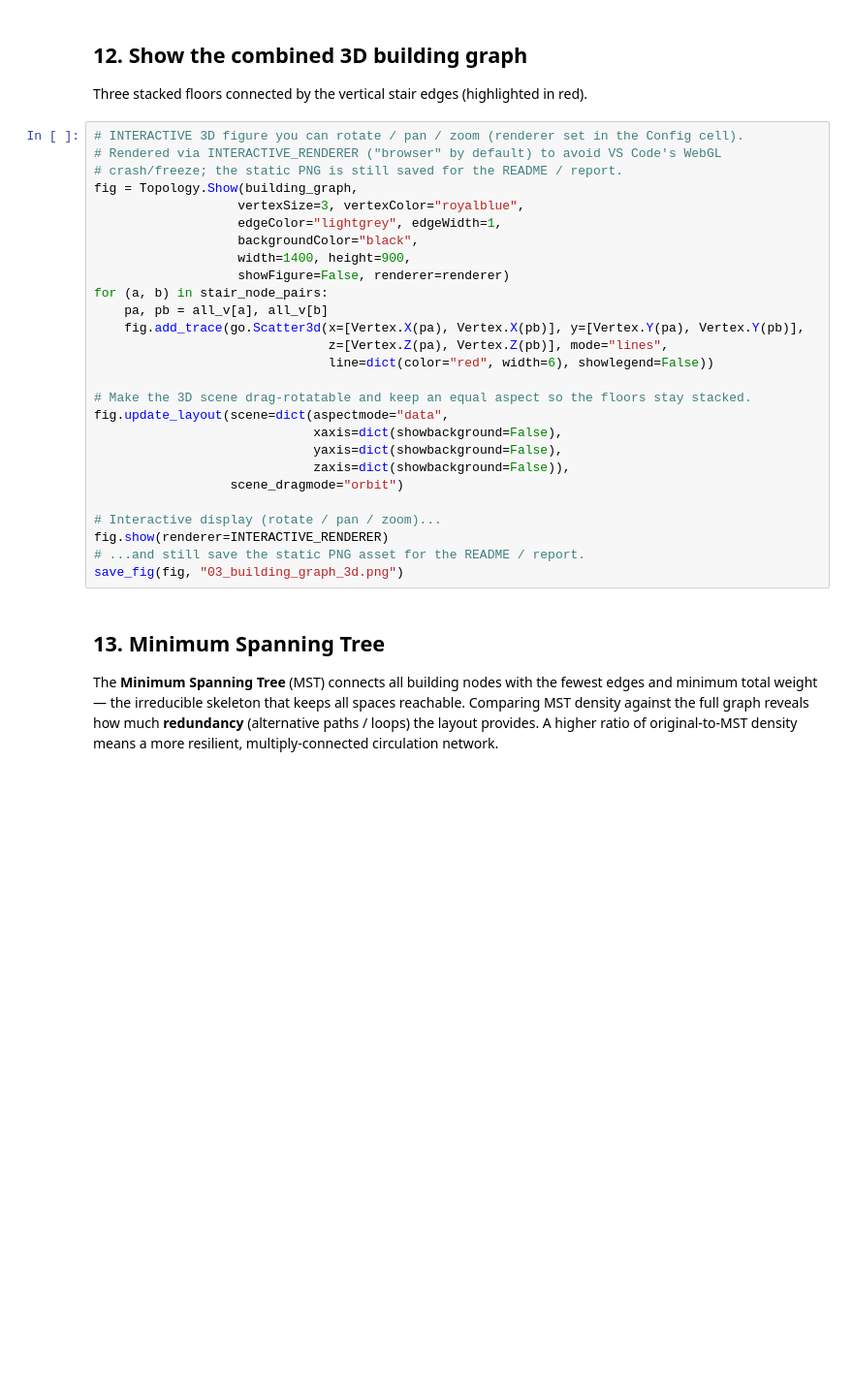
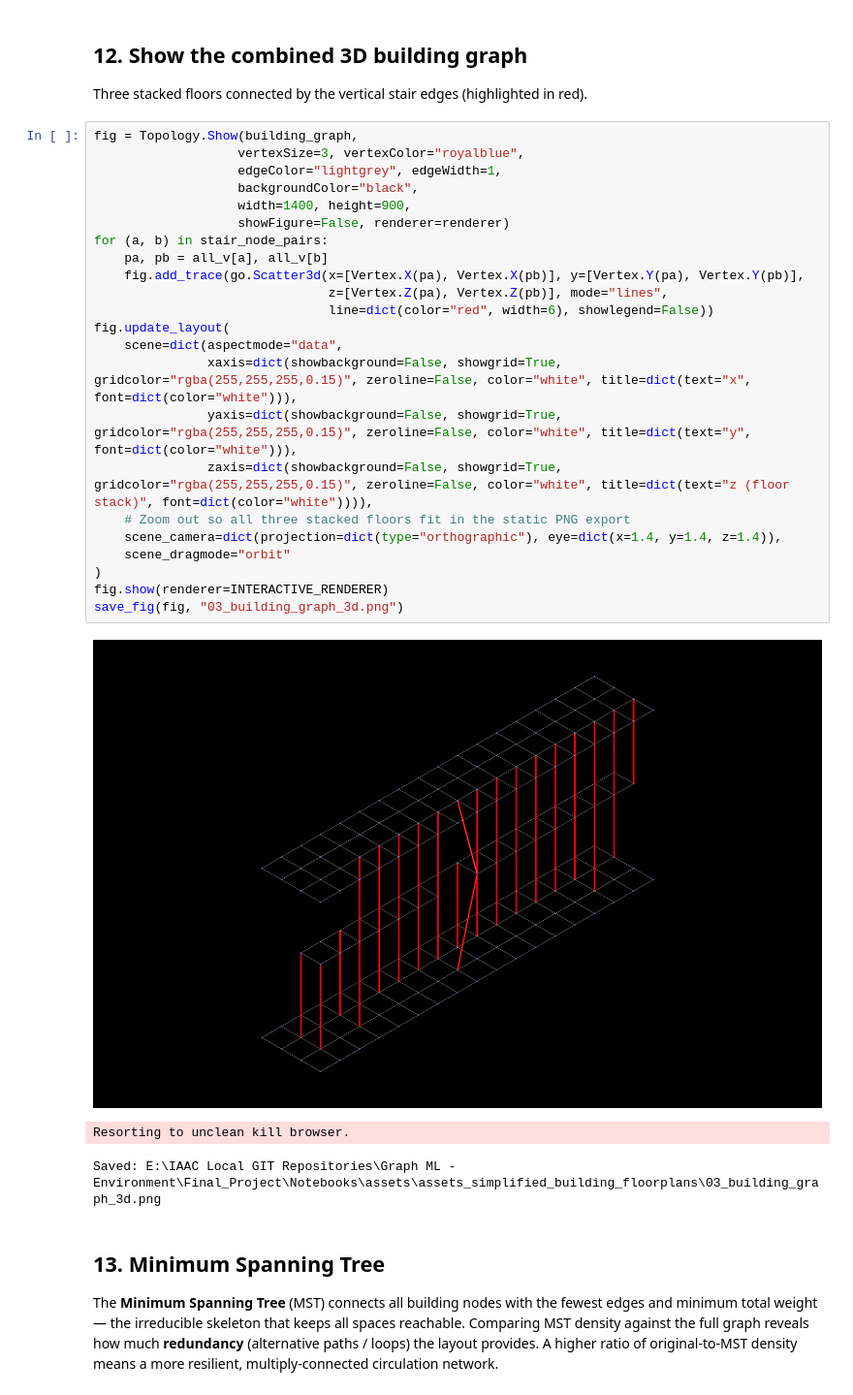
Before and after one commit to ramon-garcia-ayala/Graph-Machine-Learning, a Jupyter notebook: Final_Project/Notebooks/Spatial Intelligence/Simplified_NB_Marsella_MultiFloor_Spatial_Intelligence.ipynb, the cells around one changed output. Shown at 97% size. Cells and saved outputs as stored; diff of their text form; blank space fills up the shorter version.

```diff
--- a/Final_Project/Notebooks/Spatial Intelligence/Simplified_NB_Marsella_MultiFloor_Spatial_Intelligence.ipynb
+++ b/Final_Project/Notebooks/Spatial Intelligence/Simplified_NB_Marsella_MultiFloor_Spatial_Intelligence.ipynb
@@ -358,32 +393,32 @@ print(f"Graph density:  {Graph.Density(building_graph):.5f}")
 
 Three stacked floors connected by the vertical stair edges (highlighted in red).
 # %%
-# INTERACTIVE 3D figure you can rotate / pan / zoom (renderer set in the Config cell).
-# Rendered via INTERACTIVE_RENDERER ("browser" by default) to avoid VS Code's WebGL
-# crash/freeze; the static PNG is still saved for the README / report.
 fig = Topology.Show(building_graph,
                    vertexSize=3, vertexColor="royalblue",
                    edgeColor="lightgrey", edgeWidth=1,
                    backgroundColor="black",
                    width=1400, height=900,
                    showFigure=False, renderer=renderer)
 for (a, b) in stair_node_pairs:
     pa, pb = all_v[a], all_v[b]
     fig.add_trace(go.Scatter3d(x=[Vertex.X(pa), Vertex.X(pb)], y=[Vertex.Y(pa), Vertex.Y(pb)],
                                z=[Vertex.Z(pa), Vertex.Z(pb)], mode="lines",
                                line=dict(color="red", width=6), showlegend=False))
-
-# Make the 3D scene drag-rotatable and keep an equal aspect so the floors stay stacked.
-fig.update_layout(scene=dict(aspectmode="data",
-                             xaxis=dict(showbackground=False),
-                             yaxis=dict(showbackground=False),
-                             zaxis=dict(showbackground=False)),
-                  scene_dragmode="orbit")
-
-# Interactive display (rotate / pan / zoom)...
+fig.update_layout(
+    scene=dict(aspectmode="data",
+               xaxis=dict(showbackground=False, showgrid=True, gridcolor="rgba(255,255,255,0.15)", zeroline=False, color="white", title=dict(text="x", font=dict(color="white"))),
+               yaxis=dict(showbackground=False, showgrid=True, gridcolor="rgba(255,255,255,0.15)", zeroline=False, color="white", title=dict(text="y", font=dict(color="white"))),
+               zaxis=dict(showbackground=False, showgrid=True, gridcolor="rgba(255,255,255,0.15)", zeroline=False, color="white", title=dict(text="z (floor stack)", font=dict(color="white")))),
+    # Zoom out so all three stacked floors fit in the static PNG export
+    scene_camera=dict(projection=dict(type="orthographic"), eye=dict(x=1.4, y=1.4, z=1.4)),
+    scene_dragmode="orbit"
+)
 fig.show(renderer=INTERACTIVE_RENDERER)
-# ...and still save the static PNG asset for the README / report.
 save_fig(fig, "03_building_graph_3d.png")
+# %% [output]
+[figure, added]
+Resorting to unclean kill browser.
+Saved: E:\IAAC Local GIT Repositories\Graph ML - Environment\Final_Project\Notebooks\assets\assets_simplified_building_floorplans\03_building_graph_3d.png
 # %% [markdown]
 ## 13. Minimum Spanning Tree
 
```
Also changed, not shown: parts of 17 cells of this notebook, 13 other files.
